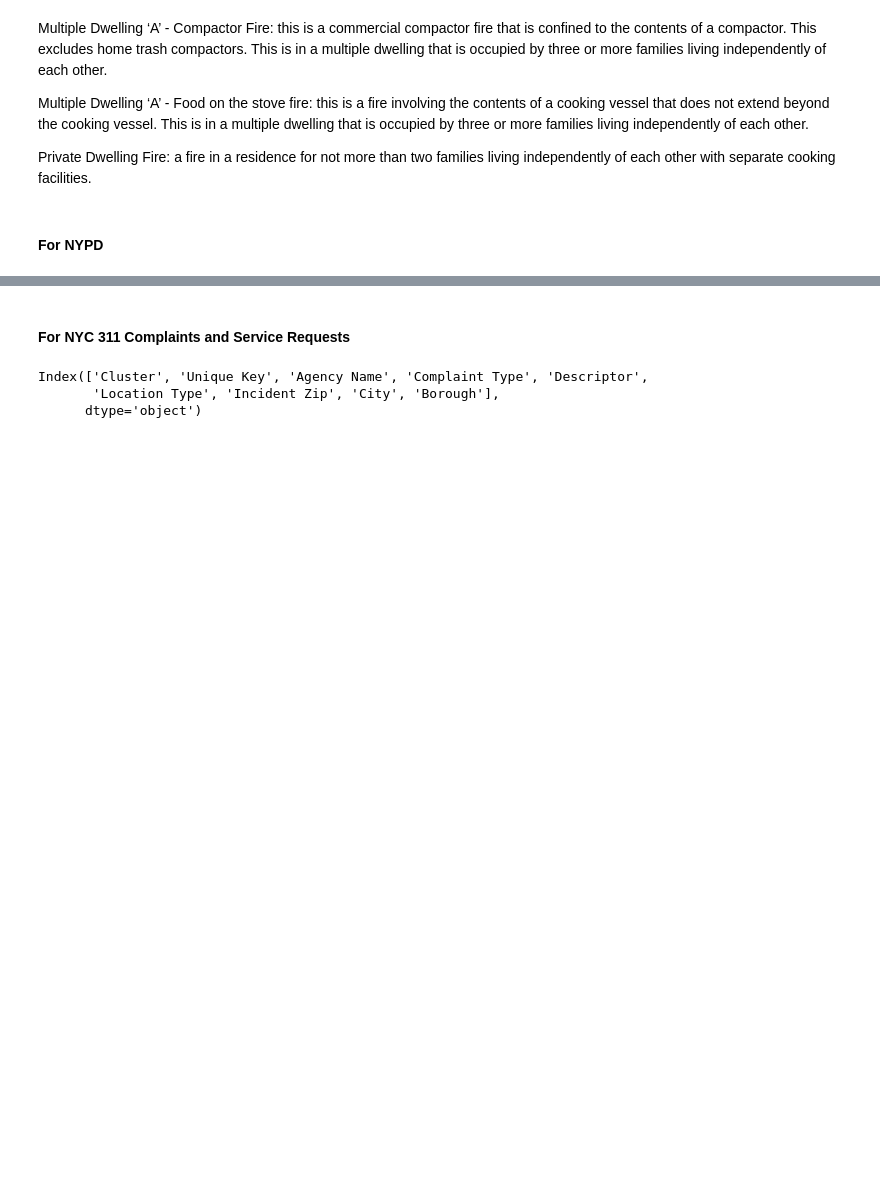
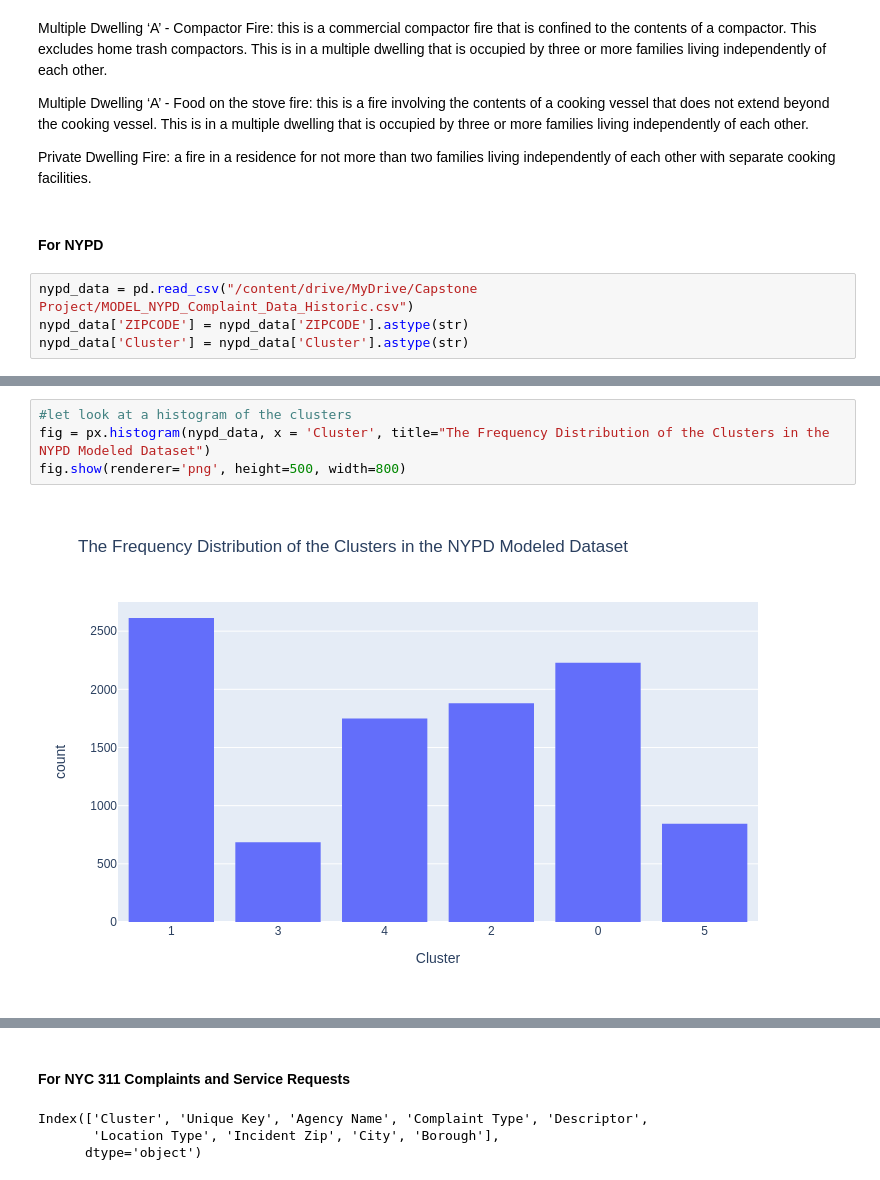
Before and after one commit to kkrusere/Developing-a-Score-to-Measure-Riskiness-of-Residential-Properties-Insurance, a Jupyter notebook: modeling.ipynb, the cells around one changed output, grey strips where cells are left out. Cells and saved outputs as stored; diff of their text form; blank space fills up the shorter version.

```diff
--- a/modeling.ipynb
+++ b/modeling.ipynb
@@ -504,3 +504,7 @@ Multiple Dwelling ‘A’ - Food on the stove fire: this is a fire involving the
 Private Dwelling Fire: a fire in a residence for not more than two families living independently of each other with separate cooking facilities.
 # %% [markdown]
 #### For NYPD
+# %%
+nypd_data = pd.read_csv("/content/drive/MyDrive/Capstone Project/MODEL_NYPD_Complaint_Data_Historic.csv")
+nypd_data['ZIPCODE'] = nypd_data['ZIPCODE'].astype(str)
+nypd_data['Cluster'] = nypd_data['Cluster'].astype(str)
@@ -506,0 +534,6 @@ Private Dwelling Fire: a fire in a residence for not more than two families livi
+# %%
+#let look at a histogram of the clusters
+fig = px.histogram(nypd_data, x = 'Cluster', title="The Frequency Distribution of the Clusters in the NYPD Modeled Dataset")
+fig.show(renderer='png', height=500, width=800)
+# %% [output]
+[figure, added]
```
Also changed, not shown: parts of 6 cells of this notebook.
